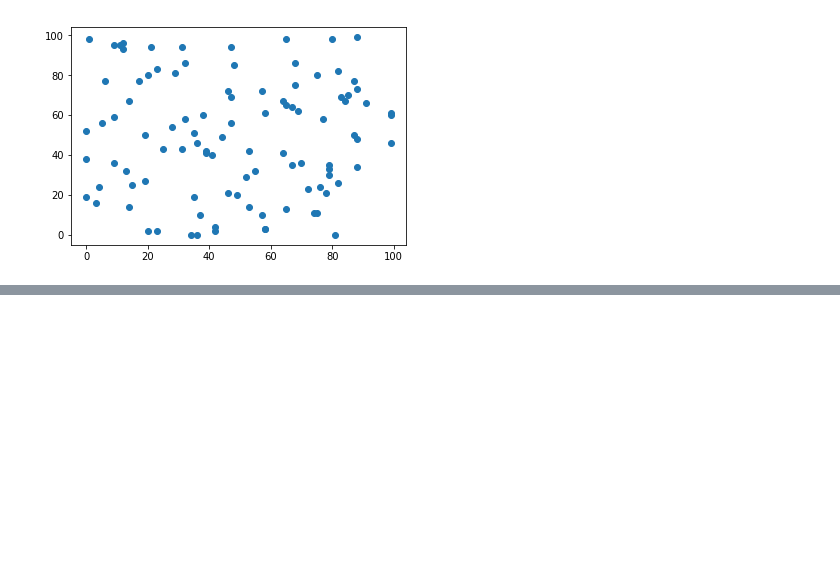
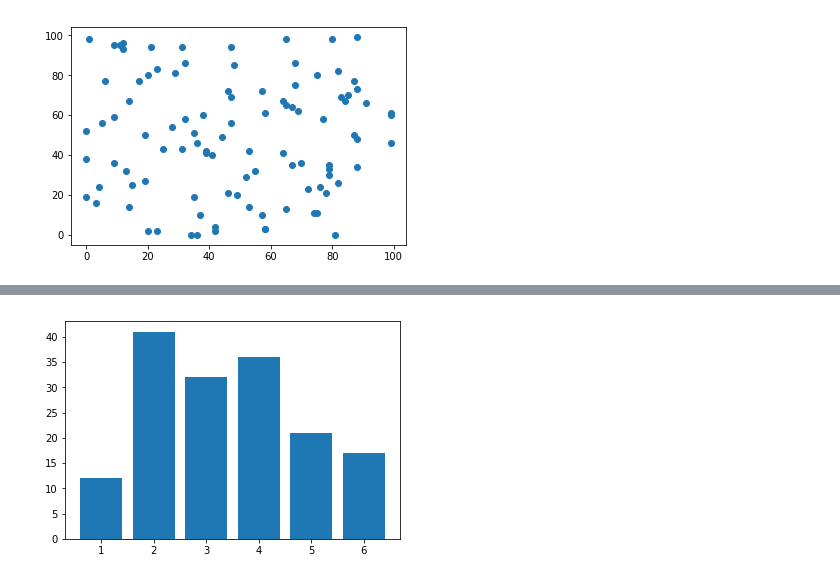
Before and after one commit to vbitjp/Python, a Jupyter notebook: plot/matplotlib01.ipynb, the cells around one changed output, grey strips where cells are left out. Saved outputs shown, nothing was run; the diff lists cells and outputs as text; code cells hidden in the pictures; blank space fills up the shorter version.

```diff
--- a/plot/matplotlib01.ipynb
+++ b/plot/matplotlib01.ipynb
@@ -23,0 +47,9 @@ plt.show()
+# %%
+x = [1, 2, 3, 4, 5, 6]
+y = [12, 41, 32, 36, 21, 17]
+
+# 棒グラフ
+plt.bar(x, y)
+plt.show()
+# %% [output]
+[figure, added]
```
Also changed, not shown: parts of 5 cells of this notebook.
